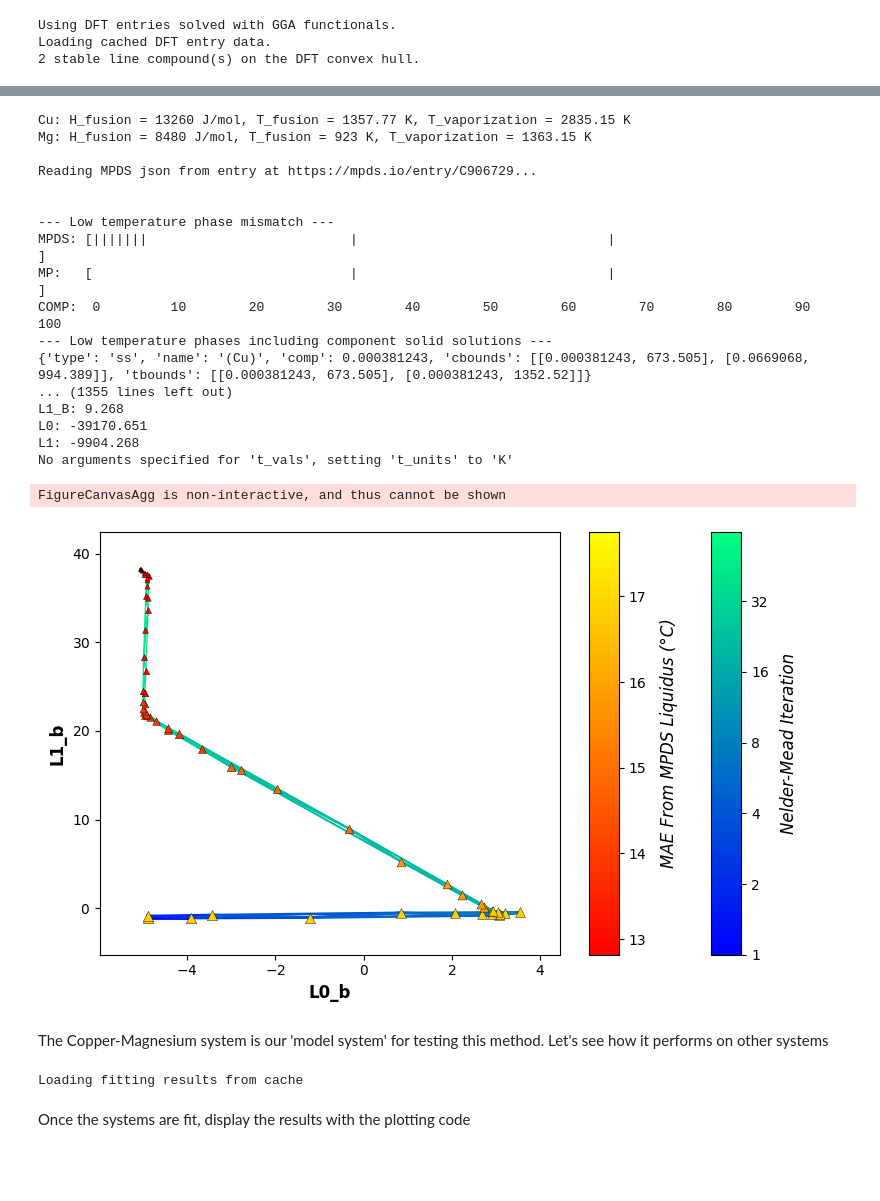
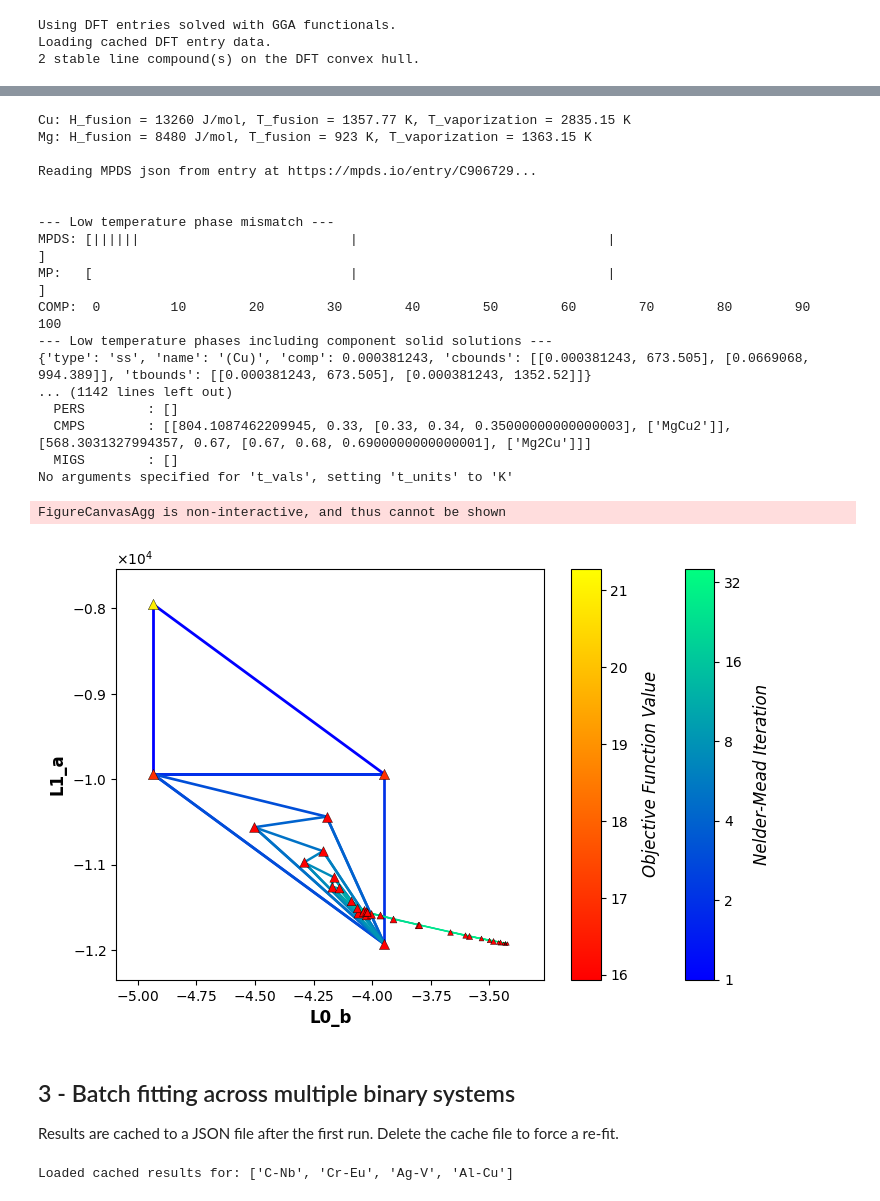
Before and after one commit to willwerj/gliquid_python, a Jupyter notebook: notebooks/fitting_demo.ipynb, the cells around one changed output, grey strips where cells are left out. Cells and saved outputs as stored; diff of their text form; code cells hidden in the pictures; blank space fills up the shorter version.

Commit message:
removed support for exp model, intergrated production model runner

```diff
--- a/notebooks/fitting_demo.ipynb
+++ b/notebooks/fitting_demo.ipynb
@@ -98,72 +112,73 @@ Example invariant points on a phase diagram (left) and resulting constraints obt
 # %%
-param_format = 'comb-exp' # options: 'linear', 'exponential', 'combined', or 'comb-exp'
+param_format = 'comb-exp'  # options: 'linear', 'combined', 'comb-exp'
+
 cu_mg_system = BinaryLiquid.from_cache('Cu-Mg', param_format=param_format)
-fit_results = cu_mg_system.fit_parameters(verbose=True, n_opts=5)[0]
 
-print("--- Cu-Mg non-ideal mixing parameter fitting results: ---")
-for field, value in fit_results.items():
-    if isinstance(value, float):
-        print(f'{field.upper()}: {value:.3f}')
+# n_opts controls how many constraint combinations are explored; higher values are slower but more thorough
+fit_results = cu_mg_system.fit_parameters(verbose=True, n_opts=5)
+best_fit = min(fit_results, key=lambda x: x.get('mae', float('inf')), default={})
+
+print("\n--- Cu-Mg fitting results ---")
+for field, value in best_fit.items():
+    print(f"  {field.upper():12s}: {value:.3f}" if isinstance(value, float) else f"  {field.upper():12s}: {value}")
 
 cu_mg_plotter = BLPlotter(cu_mg_system)
-cu_mg_plotter.show('fit+liq')
-cu_mg_plotter.show('ch+g')
-cu_mg_plotter.show('nmp')
+cu_mg_plotter.show('fit+liq')   # Fitted liquidus vs. digitized experimental data
+cu_mg_plotter.show('ch+g')      # T=0K DFT convex hull with overlaid liquid G curves
+cu_mg_plotter.show('nmp')       # Nelder-Mead optimization path through parameter space
 # %% [output]
 Cu: H_fusion = 13260 J/mol, T_fusion = 1357.77 K, T_vaporization = 2835.15 K
 Mg: H_fusion = 8480 J/mol, T_fusion = 923 K, T_vaporization = 1363.15 K
 
 Reading MPDS json from entry at https://mpds.io/entry/C906729...
 
 
 --- Low temperature phase mismatch ---
-MPDS: [|||||||                          |                                |                                  ]
+MPDS: [||||||                           |                                |                                  ]
 MP:   [                                 |                                |                                  ]
 COMP:  0         10        20        30        40        50        60        70        80        90        100
 --- Low temperature phases including component solid solutions ---
 {'type': 'ss', 'name': '(Cu)', 'comp': 0.000381243, 'cbounds': [[0.000381243, 673.505], [0.0669068, 994.389]], 'tbounds': [[0.000381243, 673.505], [0.000381243, 1352.52]]}
-... (1355 lines left out)
-L1_B: 9.268
-L0: -39170.651
-L1: -9904.268
+... (1142 lines left out)
+  PERS        : []
+  CMPS        : [[804.1087462209945, 0.33, [0.33, 0.34, 0.35000000000000003], ['MgCu2']], [568.3031327994357, 0.67, [0.67, 0.68, 0.6900000000000001], ['Mg2Cu']]]
+  MIGS        : []
 No arguments specified for 't_vals', setting 't_units' to 'K'
 FigureCanvasAgg is non-interactive, and thus cannot be shown
-[figure, old version]
+[figure, new version]
-# %% [markdown]
-The Copper-Magnesium system is our 'model system' for testing this method. Let's see how it performs on other systems
+# %% [markdown]
+## 3 - Batch fitting across multiple binary systems
+
+Results are cached to a JSON file after the first run. Delete the cache file to force a re-fit.
 # %%
 import json
 import numpy as np
 
-systems_to_fit = ['C-Nb', 'Cr-Eu', 'B-Dy', 'Ag-V', 'Al-Cu']
+systems_to_fit = ['C-Nb', 'Cr-Eu', 'Ag-V', 'Al-Cu']
 cache_file = os.path.join(cfg.data_dir, f"fit_results_cache_{param_format}")
 
-# If results are already cached, skip the fitting of the systems. If you wish to re-run the fitting, delete the cache
 if os.path.exists(cache_file):
-    with open(cache_file, "r") as f:
-        print("Loading fitting results from cache")
+    with open(cache_file) as f:
         fitting_results = json.load(f)
-        for sys_results in fitting_results.values():
-            sys_results['nmpath'] = np.array(sys_results.get('nmpath', []))
+    # Restore numpy arrays (not preserved by JSON serialization)
+    for sys_results in fitting_results.values():
+        sys_results['nmpath'] = np.array(sys_results.get('nmpath', []))
+    print(f"Loaded cached results for: {list(fitting_results)}")
 else:
     fitting_results = {}
-
-    # Iterate through systems and fit non-ideal mixing parameters
     for sys_name in systems_to_fit:
         bl = BinaryLiquid.from_cache(sys_name, param_format=param_format)
-        fitting_attempts_data = bl.fit_parameters(verbose=False, n_opts=1)
-        best_fit_data = min(fitting_attempts_data, key=lambda x: x['mae'], default={})
-        fitting_results[sys_name] = best_fit_data
+        attempts = bl.fit_parameters(verbose=False, n_opts=3)
+        fitting_results[sys_name] = min(attempts, key=lambda x: x.get('mae', float('inf')), default={})
 
-    with open(cache_file, "w") as f:
-        print("Saving fitting results to cache")
-        for sys_results in fitting_results.values():
-            sys_results['nmpath'] = sys_results.get('nmpath', np.array([])).tolist() # Numpy ndarray is not JSON serializable
-        json.dump(fitting_results, f)
+    # Convert ndarray → list before serializing
+    serializable = {k: {**v, 'nmpath': v.get('nmpath', np.array([])).tolist()}
+                    for k, v in fitting_results.items()}
+    with open(cache_file, 'w') as f:
+        json.dump(serializable, f)
+    print(f"Saved results to {cache_file}")
 # %% [output]
-Loading fitting results from cache
+Loaded cached results for: ['C-Nb', 'Cr-Eu', 'Ag-V', 'Al-Cu']
-# %% [markdown]
-Once the systems are fit, display the results with the plotting code
 # %%
 import matplotlib.pyplot as plt
 
```
Also changed, not shown: parts of 15 cells of this notebook, 30 other files.
